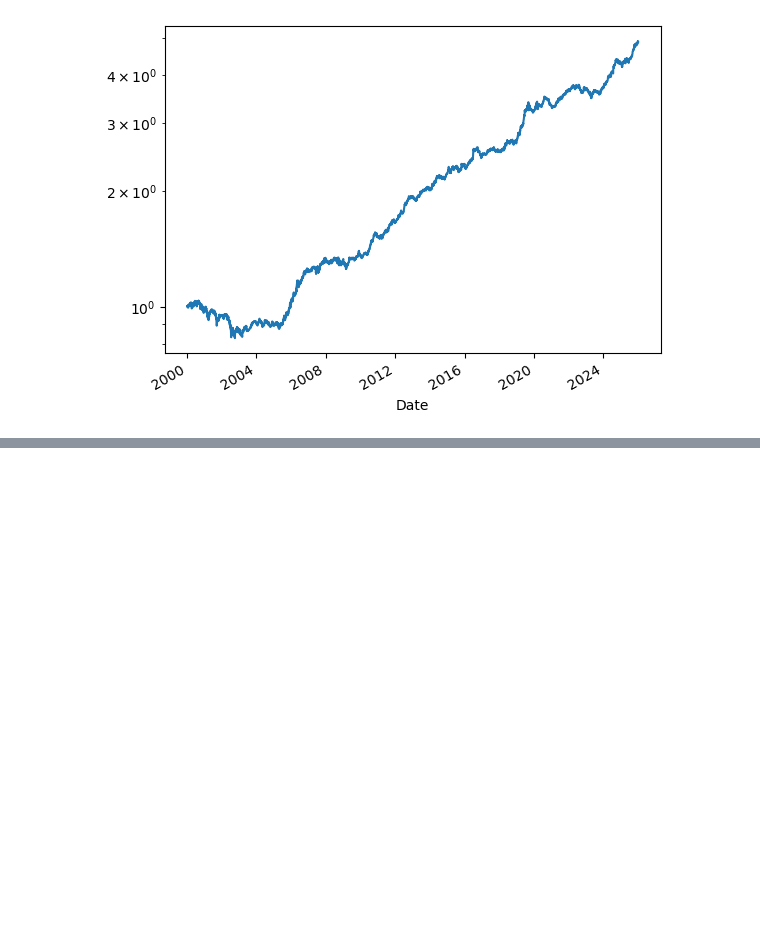
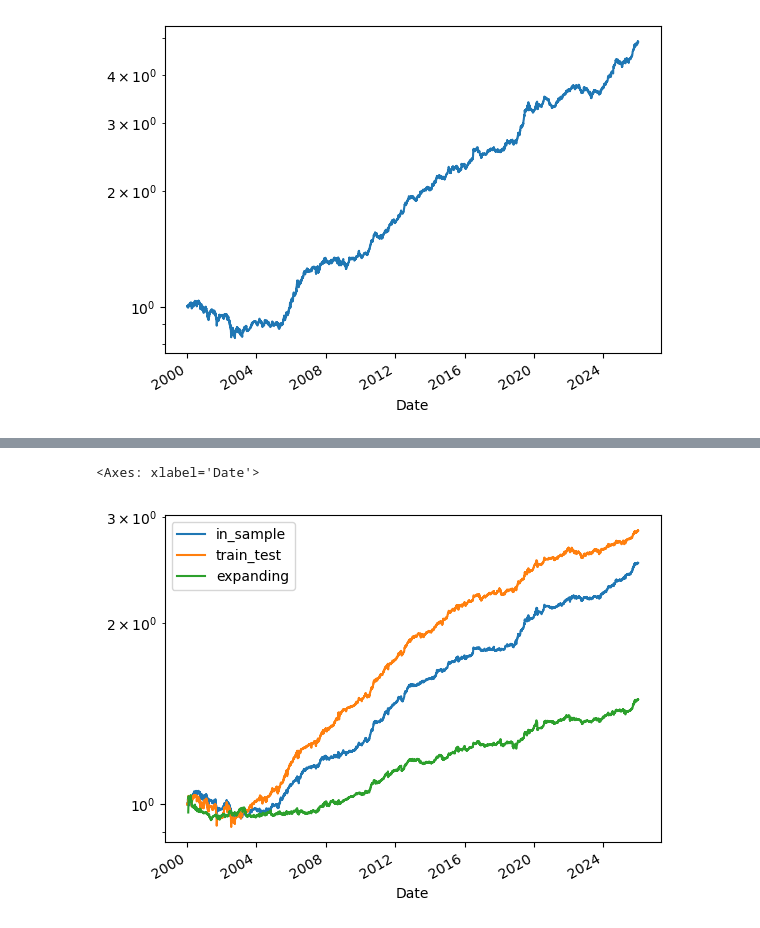
Before and after one commit to diegodalvarez/SignalTrader, a Jupyter notebook: notebook/2DecileModels.ipynb, the cells around one changed output, grey strips where cells are left out. Drawn from its saved outputs; the diff is of its cells as text; code cells hidden in the pictures; blank space fills up the shorter version.

```diff
--- a/notebook/2DecileModels.ipynb
+++ b/notebook/2DecileModels.ipynb
@@ -76,6 +76,8 @@ df_train_test = (train_test_rtn
     .mean(axis = 1)
     .to_frame(name = "train_test"))
 # %%
-(expanding_rtn
+df_expanding = (expanding_rtn
     .pivot(index = "Date", columns = "signal_name", values = "signal_rtn")
-    .apply(la))
+    .apply(lambda x: x * (0.1 / (x.ewm(span = 100, adjust = False).std() * np.sqrt(252))))
+    .mean(axis = 1)
+    .to_frame(name = "expanding"))
@@ -96,0 +84,9 @@ df_train_test = (train_test_rtn
+# %%
+(df_is
+    .merge(right = df_train_test, how = "outer", on = ["Date"])
+    .merge(right = df_expanding, how = "outer", on = ["Date"])
+    .apply(lambda x: np.cumprod(1 + x))
+    .plot(logy = True))
+# %% [output]
+<Axes: xlabel='Date'>
+[figure, added]
```
Also changed, not shown: parts of 5 cells of this notebook, 2 other files.
